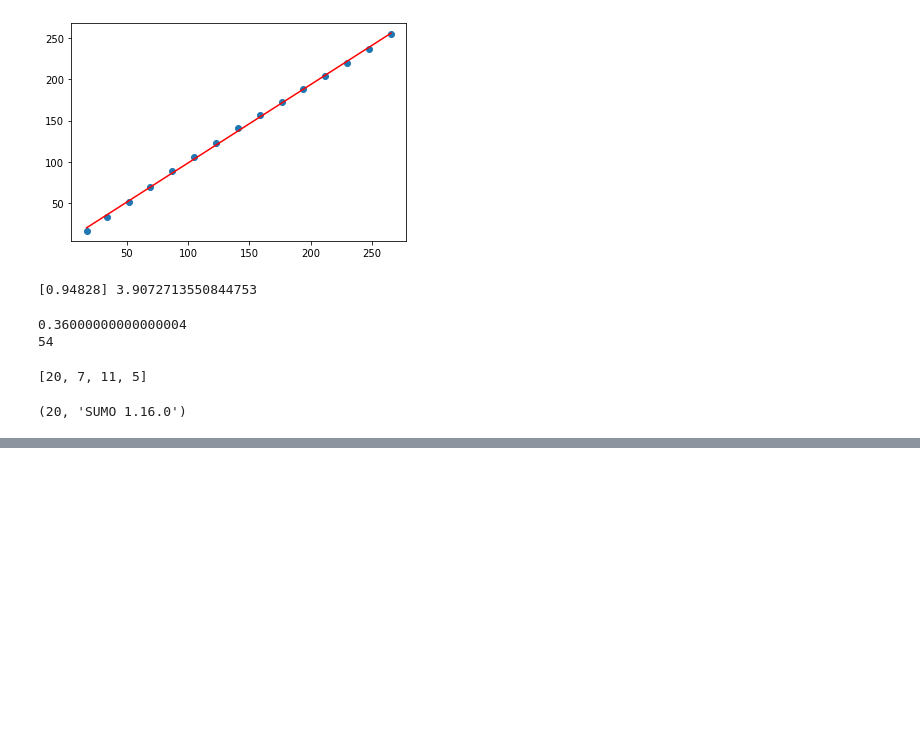
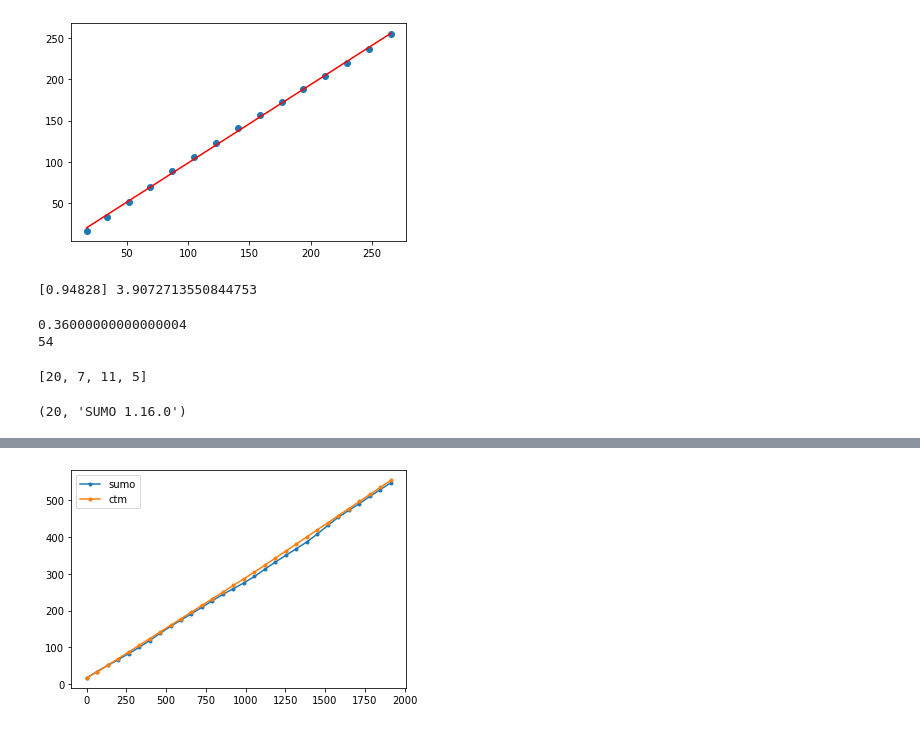
Before and after one commit to Eightina/Digital-Twin-CTM, a Jupyter notebook: Digital-Twin/analyze.ipynb, the cells around one changed output, grey strips where cells are left out. Drawn from its saved outputs; the diff is of its cells as text; code cells hidden in the pictures; blank space fills up the shorter version.

```diff
--- a/Digital-Twin/analyze.ipynb
+++ b/Digital-Twin/analyze.ipynb
@@ -260,0 +279,8 @@ traci.start(
+# %%
+plt.plot(time0, sumo_delay, label="sumo", marker='.')
+plt.plot(time0, ctm_delay, label="ctm", marker='.')
+plt.legend()
+# plt.ylim(0, 30)
+plt.show()
+# %% [output]
+[figure, added]
```
Also changed, not shown: parts of 14 cells of this notebook, 13 other files.
